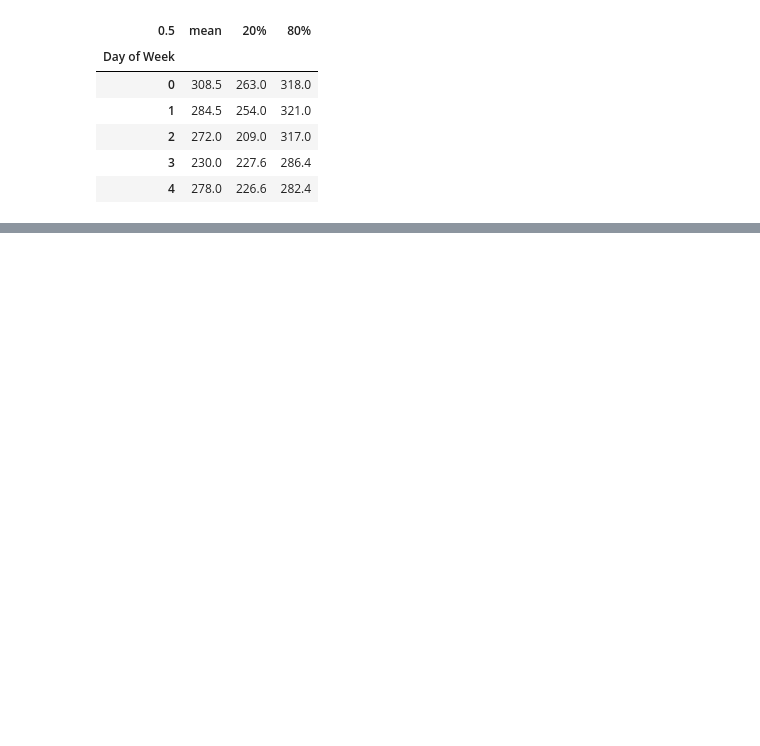
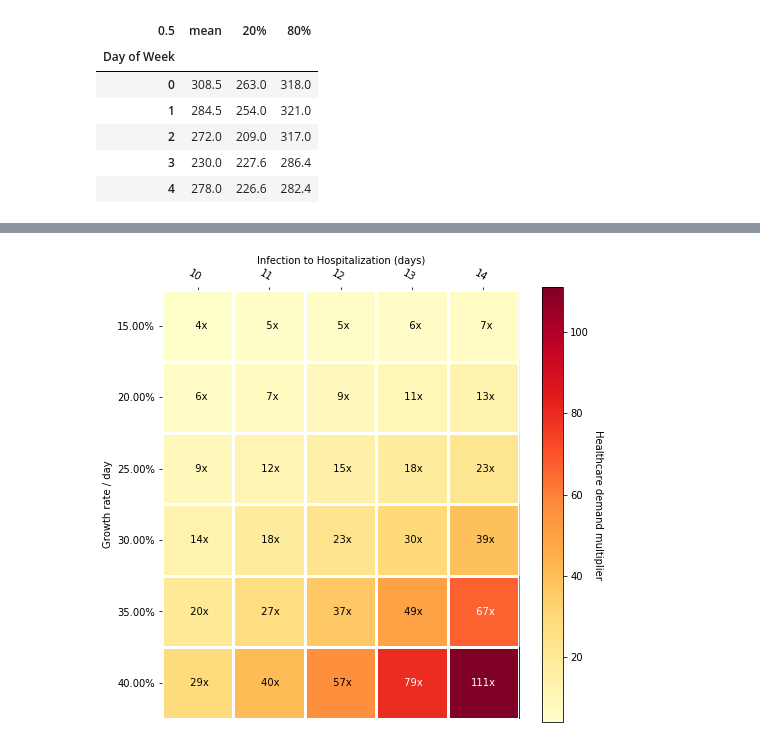
Before and after one commit to syadlowsky/growth-rate-estimation, a Jupyter notebook: Normalizing NYC Baseline.ipynb, the cells around one changed output, grey strips where cells are left out. Saved outputs shown, nothing was run; the diff lists cells and outputs as text; code cells hidden in the pictures; blank space fills up the shorter version.

```diff
--- a/Normalizing NYC Baseline.ipynb
+++ b/Normalizing NYC Baseline.ipynb
@@ -86,0 +89,4 @@ plt.xticks(rotation=75);
+# %%
+days_to_hospitalization = np.arange(10, 14 + 1)
+growth_rate = np.arange(0.15, 0.42, 0.05)
+peak_demand_multiplier = np.exp(np.log(1+growth_rate)[:,np.newaxis].dot(days_to_hospitalization[np.newaxis, :]))
@@ -86,0 +227,16 @@ plt.xticks(rotation=75);
+# %%
+fig, ax = plt.subplots()
+
+fig.set_size_inches(8, 8)
+
+im, cbar = heatmap(peak_demand_multiplier, ["{:.2f}%".format(gr * 100) for gr in growth_rate], days_to_hospitalization, ax=ax,
+                   cmap="YlOrRd", cbarlabel="Healthcare demand multiplier")
+texts = annotate_heatmap(im, valfmt="{x:3.0f}x")
+ax.set_ylabel("Growth rate / day")
+ax.set_xlabel("Infection to Hospitalization (days)")
+ax.xaxis.set_label_position('top')
+
+#fig.tight_layout()
+plt.show()
+# %% [output]
+[figure, added]
```
Also changed, not shown: parts of 6 cells of this notebook, 9 other files.
